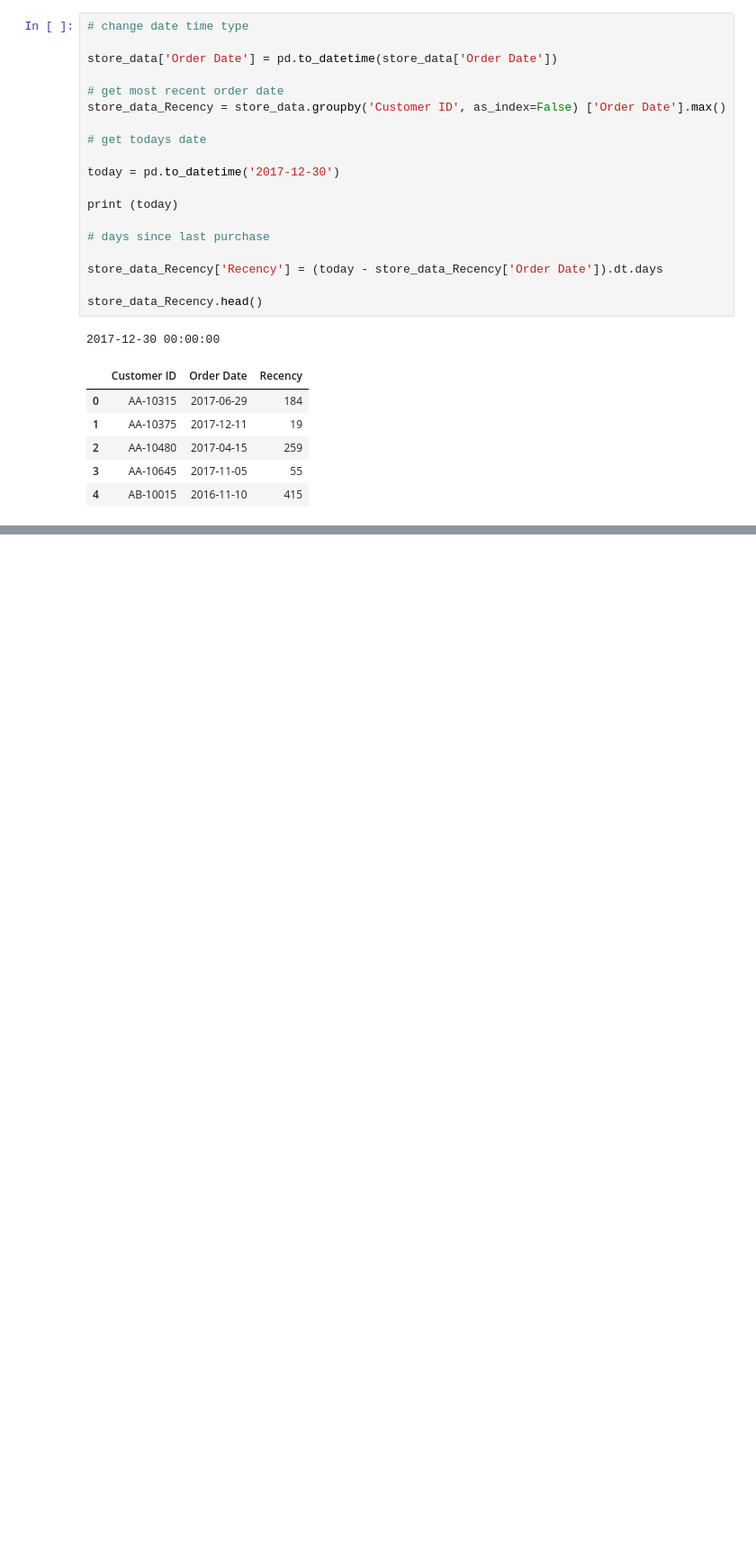
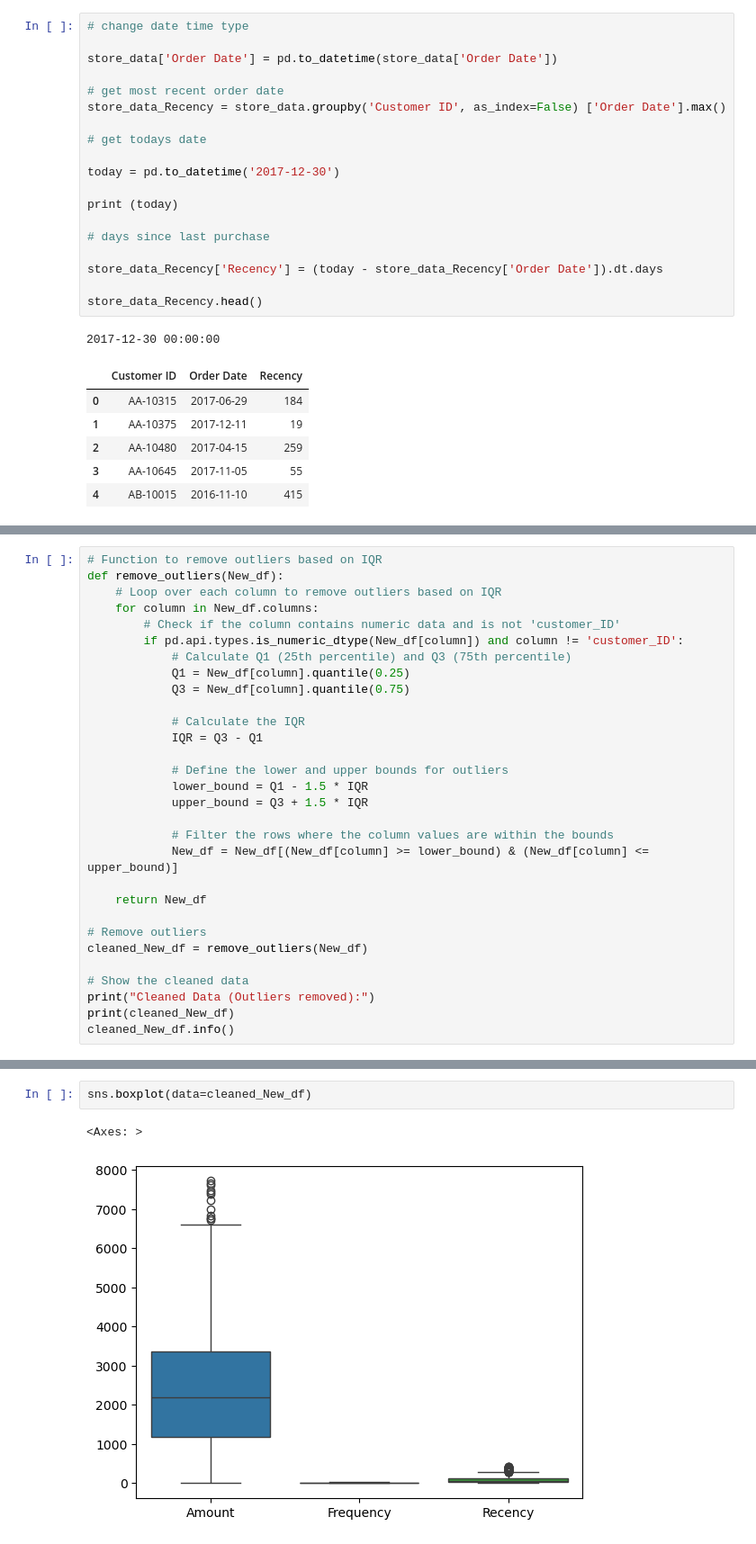
Before and after one commit to Karan9603/E-commerce-Superstore-Project, a Jupyter notebook: Clustering.ipynb, the cells around one changed output, grey strips where cells are left out. Shown: that part at 90% size. Drawn from its saved outputs; the diff is of its cells as text; blank space fills up the shorter version.

```diff
--- a/Clustering.ipynb
+++ b/Clustering.ipynb
@@ -86,0 +96,30 @@ New_df.head()
+# %%
+# Function to remove outliers based on IQR
+def remove_outliers(New_df):
+    # Loop over each column to remove outliers based on IQR
+    for column in New_df.columns:
+        # Check if the column contains numeric data and is not 'customer_ID'
+        if pd.api.types.is_numeric_dtype(New_df[column]) and column != 'customer_ID':
+            # Calculate Q1 (25th percentile) and Q3 (75th percentile)
+            Q1 = New_df[column].quantile(0.25)
+            Q3 = New_df[column].quantile(0.75)
+
+            # Calculate the IQR
+            IQR = Q3 - Q1
+
+            # Define the lower and upper bounds for outliers
+            lower_bound = Q1 - 1.5 * IQR
+            upper_bound = Q3 + 1.5 * IQR
+
+            # Filter the rows where the column values are within the bounds
+            New_df = New_df[(New_df[column] >= lower_bound) & (New_df[column] <= upper_bound)]
+
+    return New_df
+
+# Remove outliers
+cleaned_New_df = remove_outliers(New_df)
+
+# Show the cleaned data
+print("Cleaned Data (Outliers removed):")
+print(cleaned_New_df)
+cleaned_New_df.info()
@@ -86,0 +144,5 @@ New_df.head()
+# %%
+sns.boxplot(data=cleaned_New_df)
+# %% [output]
+<Axes: >
+[figure, added]
```
Also changed, not shown: parts of 10 cells of this notebook, 2 other files.
